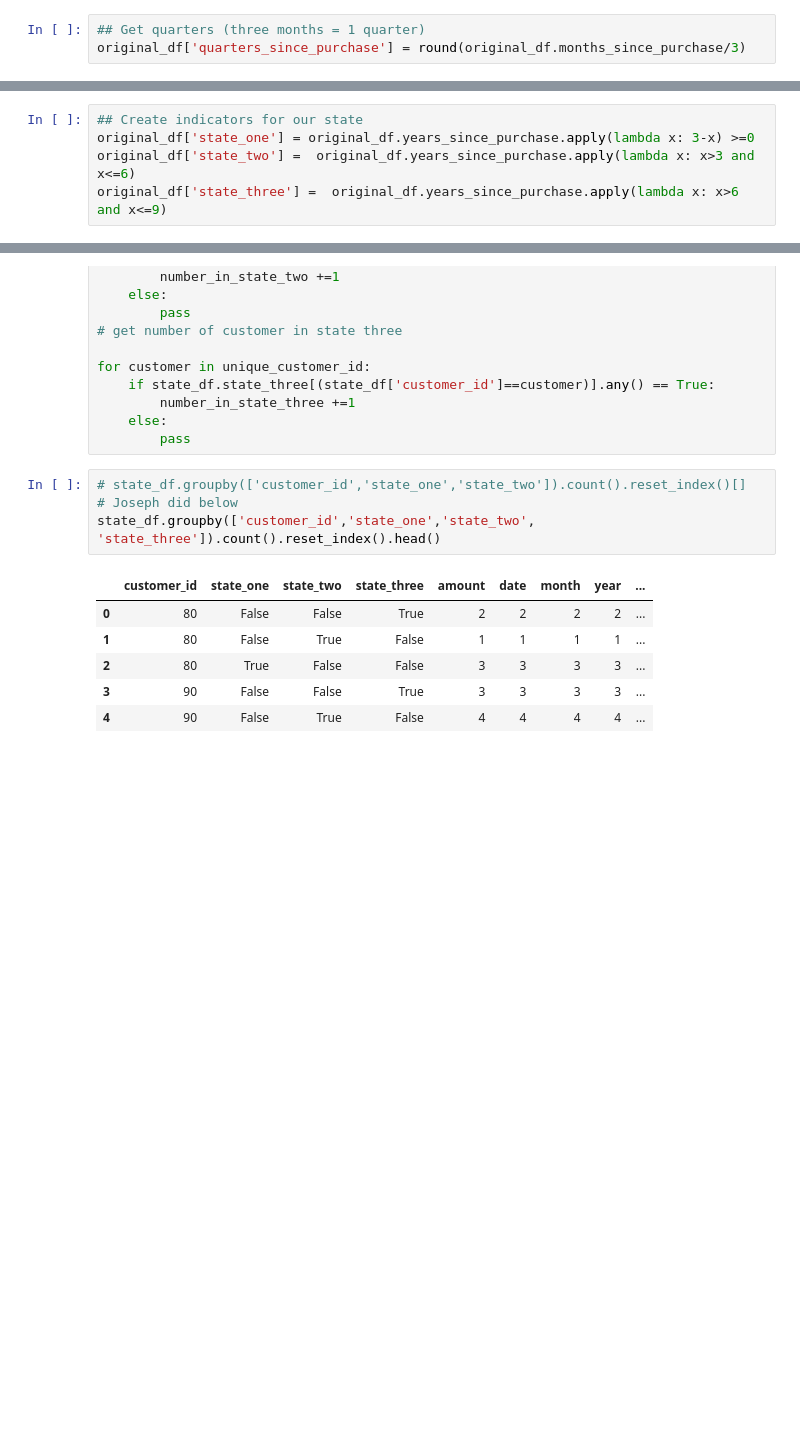
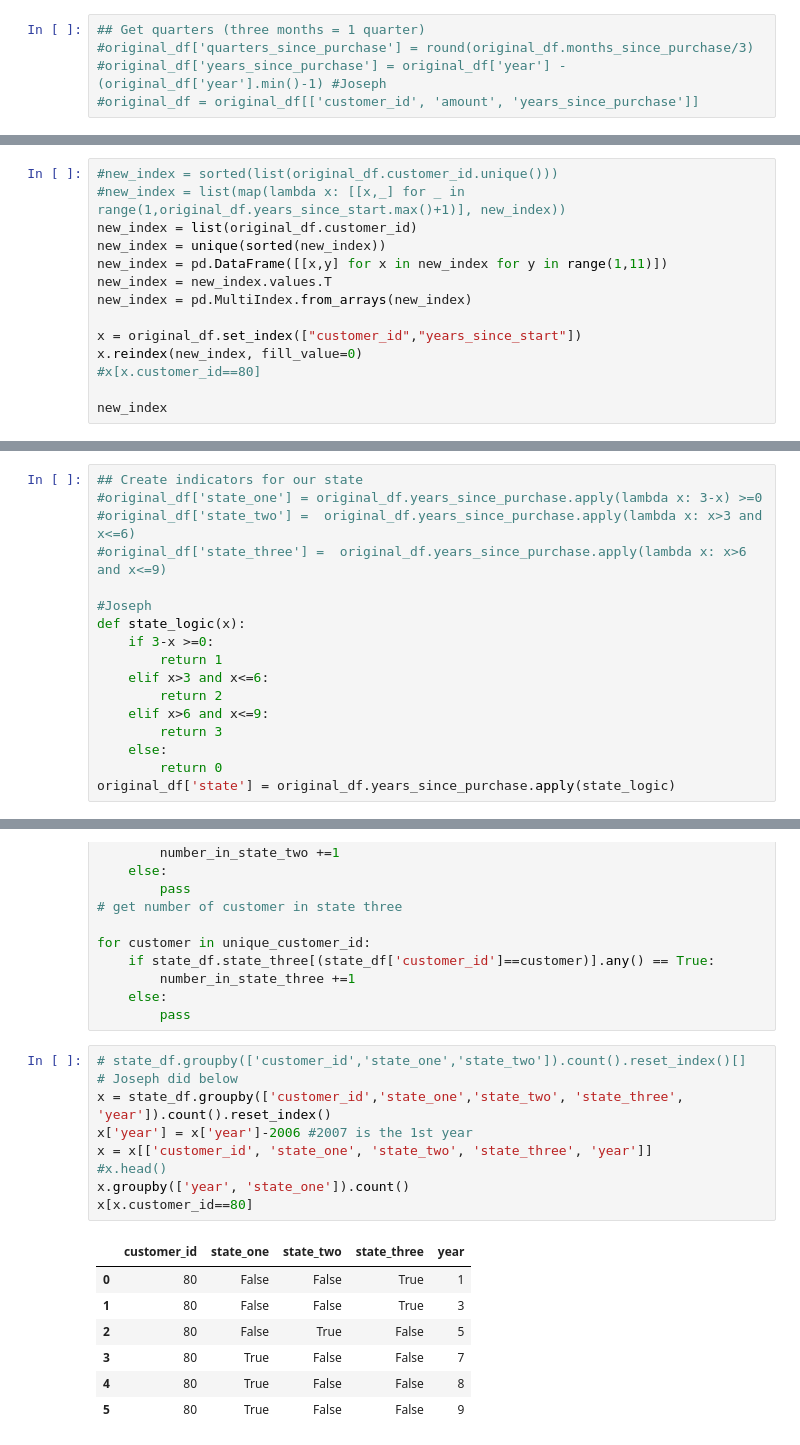
Before and after one commit to jonhilgart22/Galvanize-Data-Leadership, a Jupyter notebook: week5-MCM-CLV/Team-8-Markov-Chains.ipynb, the cells around one changed output, grey strips where cells are left out. Drawn from its saved outputs; the diff is of its cells as text; blank space fills up the shorter version.

```diff
--- a/week5-MCM-CLV/Team-8-Markov-Chains.ipynb
+++ b/week5-MCM-CLV/Team-8-Markov-Chains.ipynb
@@ -34,3 +40,5 @@ original_df['years_since_purchase']=original_df.date.apply(lambda x: diff_year(s
 # %%
 ## Get quarters (three months = 1 quarter)
-original_df['quarters_since_purchase'] = round(original_df.months_since_purchase/3)
+#original_df['quarters_since_purchase'] = round(original_df.months_since_purchase/3)
+#original_df['years_since_purchase'] = original_df['year'] - (original_df['year'].min()-1) #Joseph
+#original_df = original_df[['customer_id', 'amount', 'years_since_purchase']]
@@ -55,0 +45,14 @@ original_df.head(15)
+# %%
+#new_index = sorted(list(original_df.customer_id.unique()))
+#new_index = list(map(lambda x: [[x,_] for _ in range(1,original_df.years_since_start.max()+1)], new_index))
+new_index = list(original_df.customer_id)
+new_index = unique(sorted(new_index))
+new_index = pd.DataFrame([[x,y] for x in new_index for y in range(1,11)])
+new_index = new_index.values.T
+new_index = pd.MultiIndex.from_arrays(new_index)
+
+x = original_df.set_index(["customer_id","years_since_start"])
+x.reindex(new_index, fill_value=0)
+#x[x.customer_id==80]
+
+new_index
@@ -56,8 +61,20 @@ original_df.head(15)
 # %%
 ## Create indicators for our state
-original_df['state_one'] = original_df.years_since_purchase.apply(lambda x: 3-x) >=0
-original_df['state_two'] =  original_df.years_since_purchase.apply(lambda x: x>3 and x<=6)
-original_df['state_three'] =  original_df.years_since_purchase.apply(lambda x: x>6 and x<=9)
+#original_df['state_one'] = original_df.years_since_purchase.apply(lambda x: 3-x) >=0
+#original_df['state_two'] =  original_df.years_since_purchase.apply(lambda x: x>3 and x<=6)
+#original_df['state_three'] =  original_df.years_since_purchase.apply(lambda x: x>6 and x<=9)
+
+#Joseph
+def state_logic(x):
+    if 3-x >=0:
+        return 1
+    elif x>3 and x<=6:
+        return 2
+    elif x>6 and x<=9:
+        return 3
+    else:
+        return 0
+original_df['state'] = original_df.years_since_purchase.apply(state_logic)
 # %%
 original_df.head()
 # %% [output]
@@ -279,11 +260,17 @@ for customer in unique_customer_id:
 # %%
 # state_df.groupby(['customer_id','state_one','state_two']).count().reset_index()[]
 # Joseph did below
-state_df.groupby(['customer_id','state_one','state_two', 'state_three']).count().reset_index().head()
+x = state_df.groupby(['customer_id','state_one','state_two', 'state_three', 'year']).count().reset_index()
+x['year'] = x['year']-2006 #2007 is the 1st year
+x = x[['customer_id', 'state_one', 'state_two', 'state_three', 'year']]
+#x.head()
+x.groupby(['year', 'state_one']).count()
+x[x.customer_id==80]
 # %% [output]
-|  | customer_id | state_one | state_two | state_three | amount | date | month | year | ... |
-| 0 | 80 | False | False | True | 2 | 2 | 2 | 2 | ... |
-| 1 | 80 | False | True | False | 1 | 1 | 1 | 1 | ... |
-| 2 | 80 | True | False | False | 3 | 3 | 3 | 3 | ... |
-| 3 | 90 | False | False | True | 3 | 3 | 3 | 3 | ... |
-| 4 | 90 | False | True | False | 4 | 4 | 4 | 4 | ... |
+|  | customer_id | state_one | state_two | state_three | year |
+| 0 | 80 | False | False | True | 1 |
+| 1 | 80 | False | False | True | 3 |
+| 2 | 80 | False | True | False | 5 |
+| 3 | 80 | True | False | False | 7 |
+| 4 | 80 | True | False | False | 8 |
+| 5 | 80 | True | False | False | 9 |
```
Also changed, not shown: parts of 14 cells of this notebook.
